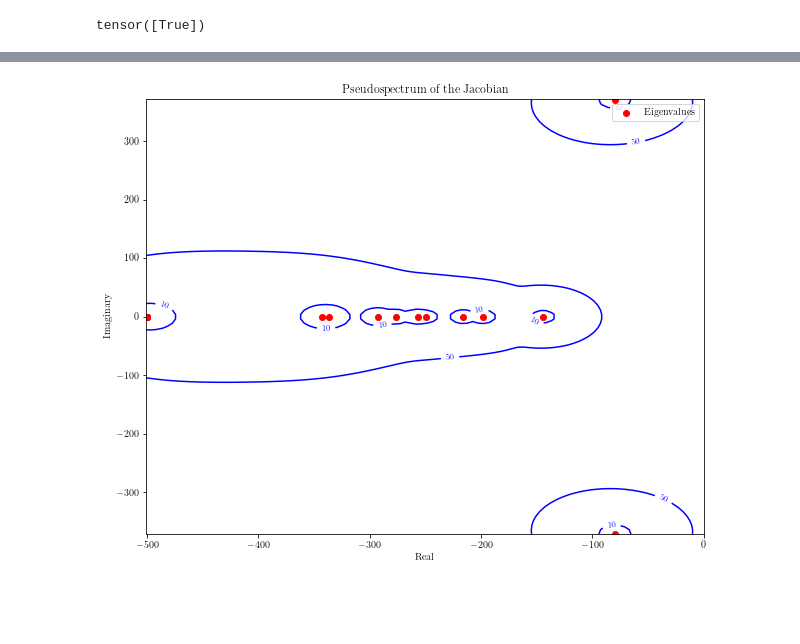
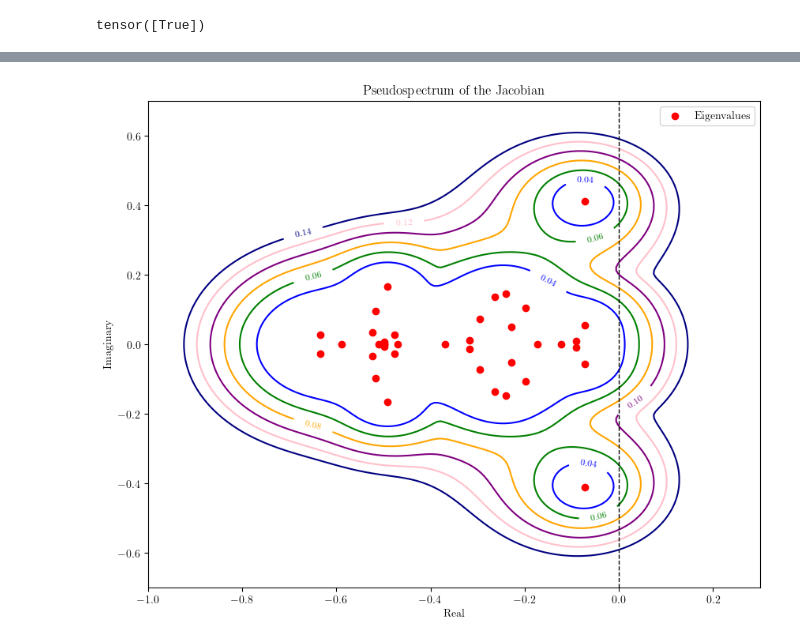
Before and after one commit to shivangrawat/perturbed_organics, a Jupyter notebook: examples/sparse_recurrence.ipynb, the cells around one changed output, grey strips where cells are left out. Saved outputs shown, nothing was run; the diff lists cells and outputs as text; code cells hidden in the pictures; blank space fills up the shorter version.

Commit message:
changed some parameters values

```diff
--- a/examples/sparse_recurrence.ipynb
+++ b/examples/sparse_recurrence.ipynb
@@ -24,7 +24,7 @@ device = torch.device("cpu")
 cmap = 'viridis'
 # %%
 """Define the parameters of the ORGaNICs"""
-N = 10
+N = 20
 params = {
     'N_y': N,
     'N_a': N,
@@ -34,21 +34,25 @@ params = {
 b0 = 0.5 * torch.ones(N)
 b1 = 0.5 * torch.ones(N)
 sigma = 0.1
-tauA = 0.002 + 0 * torch.abs(torch.randn(N) * 0.001)
-tauY = 0.002 + 0 * torch.abs(torch.randn(N) * 0.001)
+#tauA = 0.002 + 0 * torch.abs(torch.randn(N) * 0.001)
+#tauY = 0.002 + 0 * torch.abs(torch.randn(N) * 0.001)
+tauA = 2 + 0 * torch.abs(torch.randn(N) * 0.001)
+tauY = 2 + 0 * torch.abs(torch.randn(N) * 0.001)
 # Wyy = torch.eye(N)
-Way = torch.ones(N, N)
+#Way = torch.ones(N, N)
+Way = torch.rand(N, N)
 # %%
 def sample_sparse_matrix(N, c, delta, mu):
     mask = torch.bernoulli(torch.full((N, N), c / N)).triu()
     values = torch.normal(mu, delta, (N, N))
     upper_triangular = values * mask
-    symmetric_matrix = upper_triangular + upper_triangular.T - torch.diag(torch.diag(upper_triangular))
+    #symmetric_matrix = upper_triangular + upper_triangular.T - torch.diag(torch.diag(upper_triangular))
+    symmetric_matrix = torch.bernoulli(torch.full((N, N), c / N))*torch.normal(mu, delta, (N, N))
     return symmetric_matrix
 # %%
 mu = 0.0
 c = 1.0 * N # sparsity
-delta = 0.1
+delta = 0.15
 
 Wyy = torch.eye(N) + sample_sparse_matrix(N, c, delta, mu)
 # count the number of non-zero elements
@@ -57,7 +61,7 @@ non_zero = torch.sum(Wyy != 0)
 print(f'Sparsity of the matrix is {non_zero / N**2:.2f}')
 
 # make the input drive to be ones
-gamma = 0.8
+gamma = 0.9
 z = torch.ones(N)
 # make z to be norm gamma
 z = z / torch.norm(z) * gamma
@@ -126,8 +130,10 @@ plt.show()
 # %%
 J = model.J
 # %%
-epsilon_values = [1.0, 10, 50]
-grid_size = 100
+epsilon_values = [0.04, 0.06, 0.08, 0.1, 0.12, 0.14]
+contour_colors = ['blue', 'green', 'orange', 'purple', 'pink', 'navy']  # Corresponding colors
+
+grid_size = 300
 
 J_np = J.numpy().astype(np.complex128)
 # J_np = torch.rand(10, 10)
@@ -136,38 +142,46 @@ J_np = J.numpy().astype(np.complex128)
 eigs = np.linalg.eigvals(J_np)
 
 # Define grid range for real and imaginary parts based on eigenvalues
-real_vals = np.linspace(np.min(np.real(eigs)) - 1, 0, grid_size)
+real_vals = np.linspace(np.min(np.real(eigs)) - 1, 0.5, grid_size)
 imag_vals = np.linspace(np.min(np.imag(eigs)) - 1, np.max(np.imag(eigs)) + 1, grid_size)
 real_grid, imag_grid = np.meshgrid(real_vals, imag_vals)
 
 # Prepare tensor for pseudospectrum values
 pseudospectra = np.zeros((grid_size, grid_size), dtype=np.float32)
 
 # Calculate pseudospectrum values
 for i in range(grid_size):
     for j in range(grid_size):
         z = real_grid[i, j] + 1j * imag_grid[i, j]
         I = torch.eye(J.size(0), dtype=J.dtype)
         M = J - (z.real * I) - (z.imag * I * 1j)  # Avoid complex type in PyTorch
         M_np = M.numpy().astype(np.complex128)
 
         # Compute the smallest singular value using SVD
         _, s, _ = np.linalg.svd(M_np)
         pseudospectra[i, j] = np.min(s)
 
 # Plot pseudospectrum contours
 plt.figure(figsize=(10, 8))
-cp = plt.contour(real_vals, imag_vals, pseudospectra, levels=epsilon_values, colors='blue')
+cp = plt.contour(real_vals, imag_vals, pseudospectra, levels=epsilon_values, colors=contour_colors)
 plt.clabel(cp, inline=True, fontsize=8)
 
 # Plot eigenvalues as red dots
 plt.scatter(np.real(eigs), np.imag(eigs), color='red', label='Eigenvalues')
-plt.xlim(right=0)
+
+# Set x and y axis limits
+plt.xlim([-1.0, 0.3])
+plt.ylim([-0.7, 0.7])
+
+# Draw a vertical line at x=0
+plt.axvline(x=0, color='black', linestyle='--', linewidth=1)
+
+# Set plot labels and title
 plt.xlabel('Real')
 plt.ylabel('Imaginary')
 plt.title('Pseudospectrum of the Jacobian')
 plt.legend()
 # plt.grid(True)
 plt.show()
 # %% [output]
-[figure, old version]
+[figure, new version]
```
Also changed, not shown: parts of 2 cells of this notebook.
